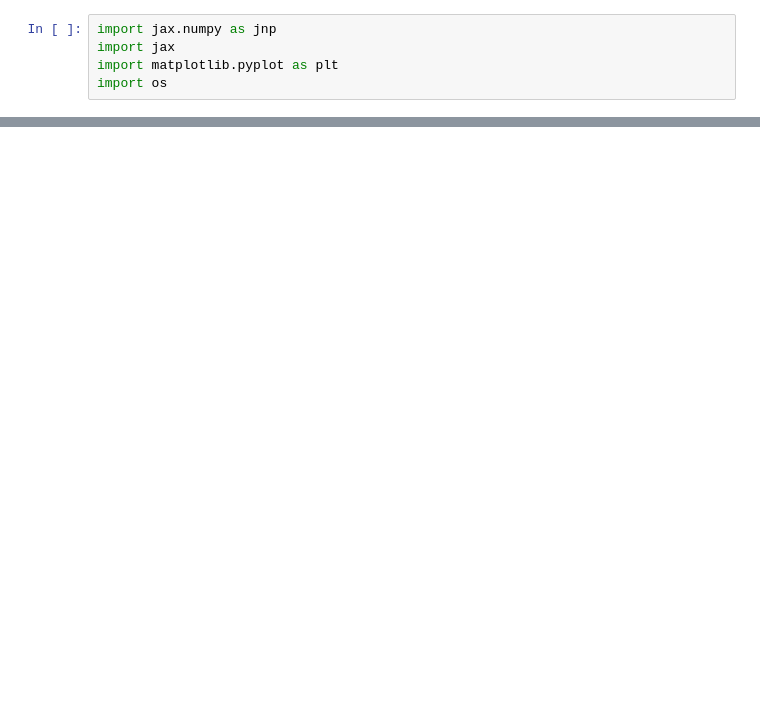
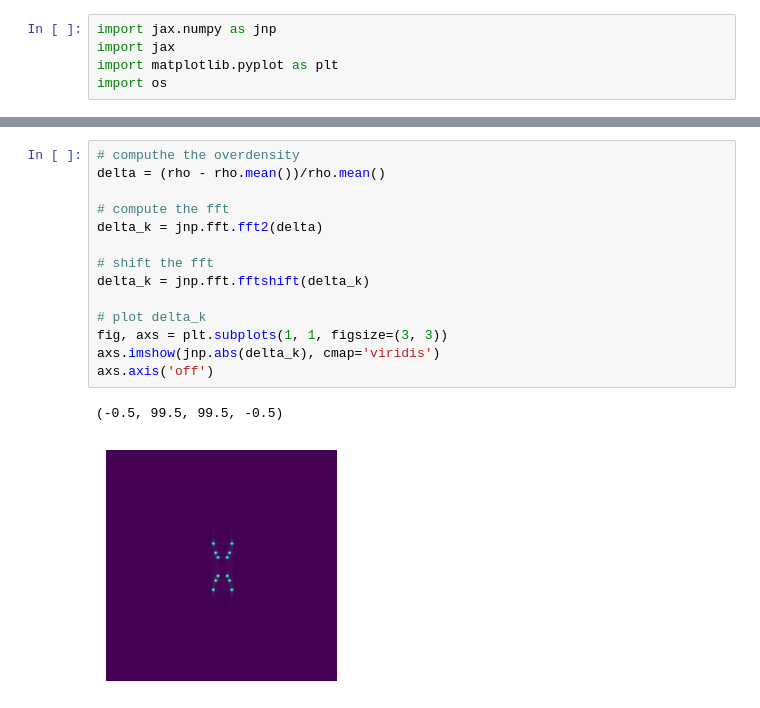
Before and after one commit to andrinr/IC-prediction, a Jupyter notebook: ic.ipynb, the cells around one changed output, grey strips where cells are left out. Saved outputs shown, nothing was run; the diff lists cells and outputs as text; blank space fills up the shorter version.

```diff
--- a/ic.ipynb
+++ b/ic.ipynb
@@ -76,0 +82,17 @@ In cosmology the power spectrum $P(k)$ is understood
+# %%
+# computhe the overdensity
+delta = (rho - rho.mean())/rho.mean()
+
+# compute the fft
+delta_k = jnp.fft.fft2(delta)
+
+# shift the fft
+delta_k = jnp.fft.fftshift(delta_k)
+
+# plot delta_k
+fig, axs = plt.subplots(1, 1, figsize=(3, 3))
+axs.imshow(jnp.abs(delta_k), cmap='viridis')
+axs.axis('off')
+# %% [output]
+(-0.5, 99.5, 99.5, -0.5)
+[figure, added]
```
Also changed, not shown: parts of 13 cells of this notebook, 1 other file.
